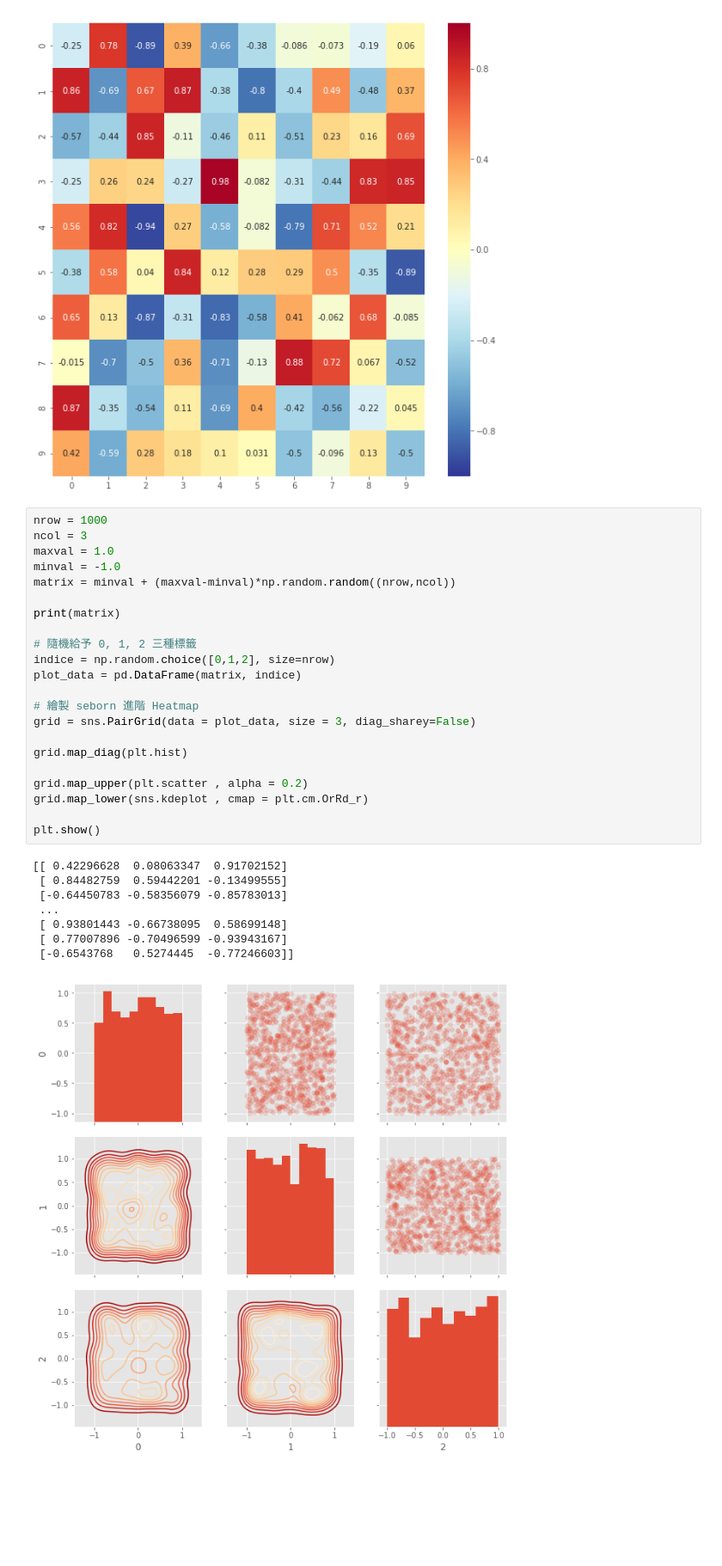
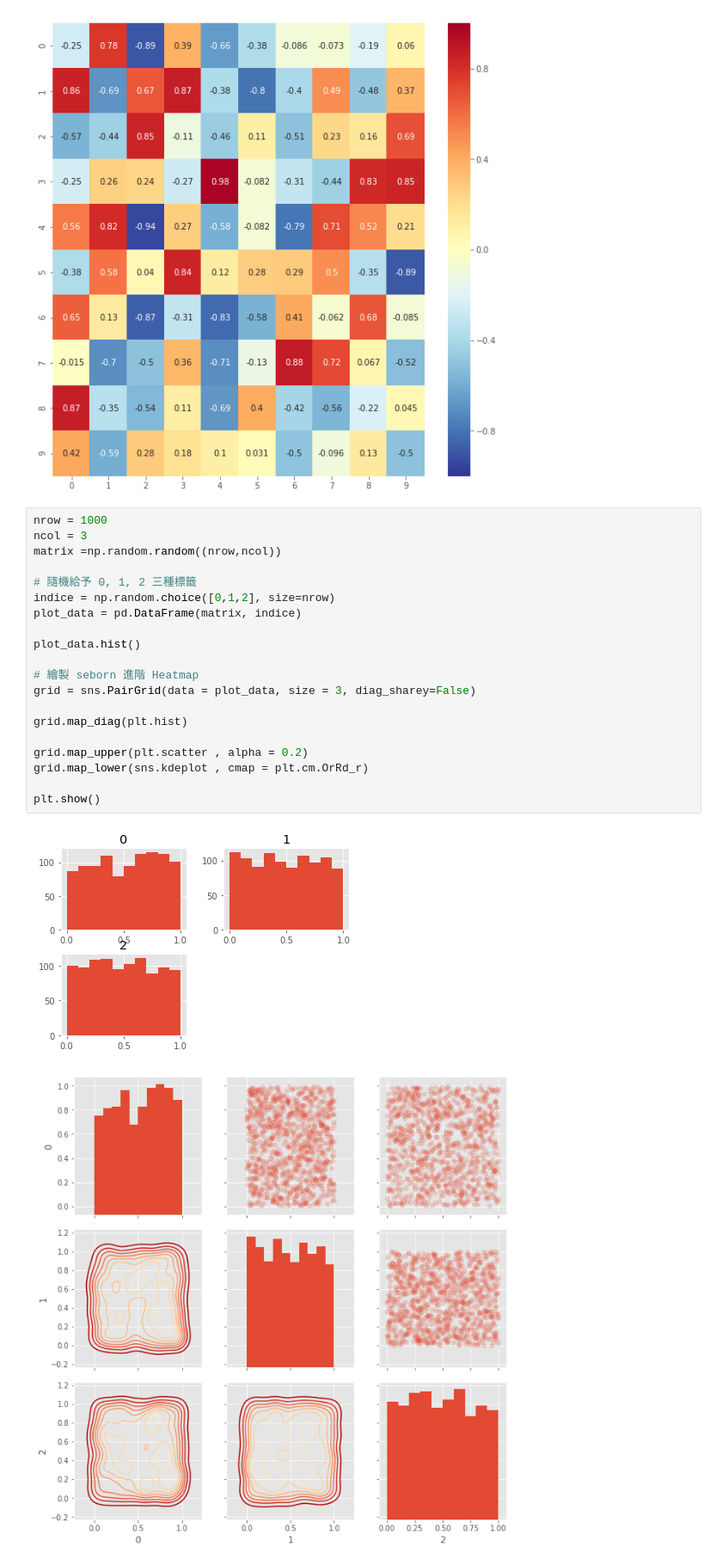
Before and after one commit to caseykcchang/2nd-ML100Days, a Jupyter notebook: homework/D15/Day_015_HW.ipynb, the cells around one changed output. Shown at 86% size. Cells and saved outputs as stored; diff of their text form; blank space fills up the shorter version.

```diff
--- a/homework/D15/Day_015_HW.ipynb
+++ b/homework/D15/Day_015_HW.ipynb
@@ -40,34 +40,26 @@ plt.show()
 # %%
 nrow = 1000
 ncol = 3
-maxval = 1.0
-minval = -1.0
-matrix = minval + (maxval-minval)*np.random.random((nrow,ncol))
-
-print(matrix)
+matrix =np.random.random((nrow,ncol))
 
 # 隨機給予 0, 1, 2 三種標籤
 indice = np.random.choice([0,1,2], size=nrow)
 plot_data = pd.DataFrame(matrix, indice)
+
+plot_data.hist()
 
 # 繪製 seborn 進階 Heatmap
 grid = sns.PairGrid(data = plot_data, size = 3, diag_sharey=False)
 
 grid.map_diag(plt.hist)
 
 grid.map_upper(plt.scatter , alpha = 0.2)
 grid.map_lower(sns.kdeplot , cmap = plt.cm.OrRd_r)
 
 plt.show()
 # %% [output]
-[[ 0.42296628  0.08063347  0.91702152]
- [ 0.84482759  0.59442201 -0.13499555]
- [-0.64450783 -0.58356079 -0.85783013]
- ...
- [ 0.93801443 -0.66738095  0.58699148]
- [ 0.77007896 -0.70496599 -0.93943167]
- [-0.6543768   0.5274445  -0.77246603]]
-[figure, old version]
+[figure, new version]
+[figure, added]
 # %%
 nrow = 1000
 ncol = 3
```
Also changed, not shown: parts of 1 cell of this notebook.
